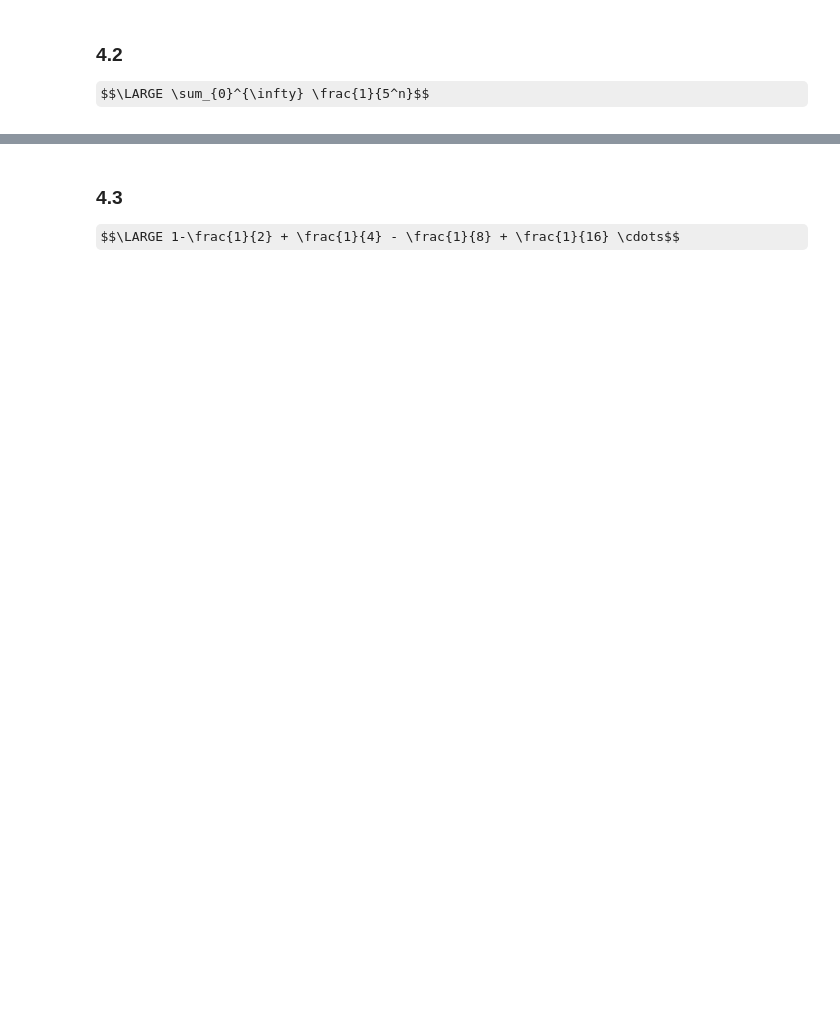
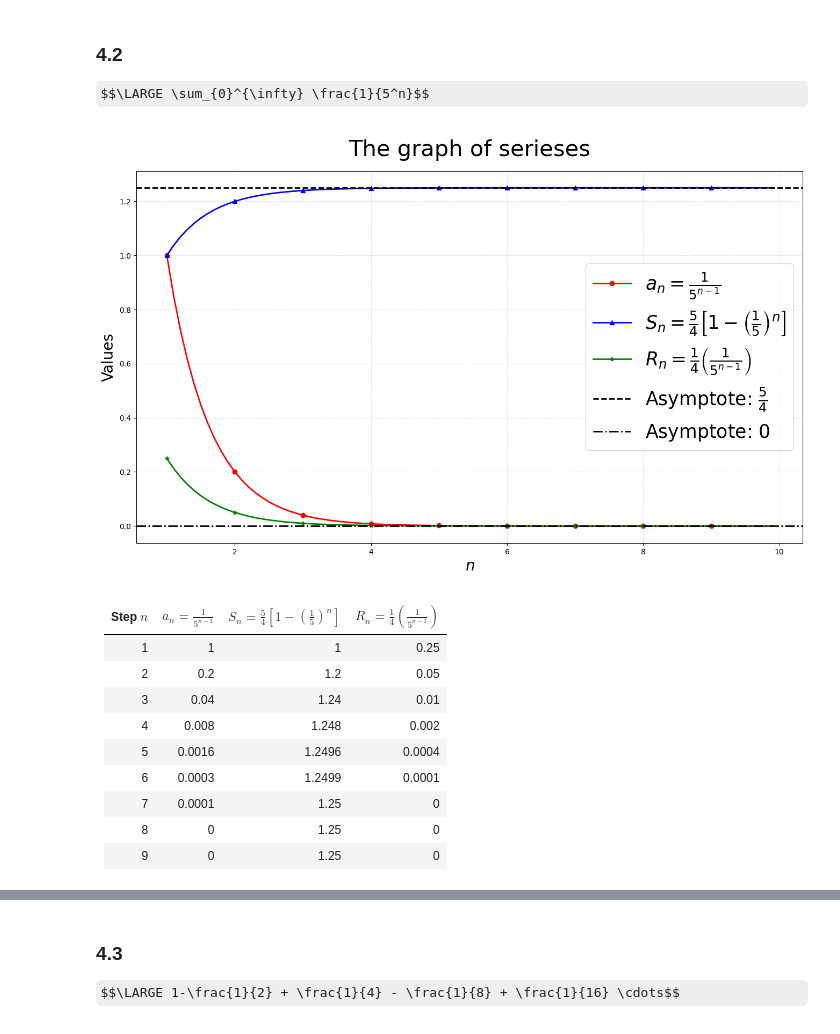
Before and after one commit to KacperCedro/study-notes, a Jupyter notebook: math/Mary-L-Boas/ch01-inifnite-series-power-series/exercises.ipynb, the cells around one changed output, grey strips where cells are left out. Cells and saved outputs as stored; diff of their text form; code cells hidden in the pictures; some formulas as TeX source; blank space fills up the shorter version.

```diff
--- a/math/Mary-L-Boas/ch01-inifnite-series-power-series/exercises.ipynb
+++ b/math/Mary-L-Boas/ch01-inifnite-series-power-series/exercises.ipynb
@@ -249,6 +286,44 @@ $$\LARGE \sum_{1}^{\infty} \frac{1}{2^n}$$
 # %% [markdown]
 ### 4.2
 $$\LARGE \sum_{0}^{\infty} \frac{1}{5^n}$$
+# %%
+def compute():
+    n_start = 1
+    n_stop = 10
+    n_step = 0.1
+    n_values = np.arange(n_start, n_stop, step=n_step)
+    a_values = 1 / 5**(n_values - 1)
+    S_values = 1.25*(1 - 0.2**n_values)
+    R_values = 0.25*(1/5)**(n_values - 1)
+    label__1 = r"$a_n = \frac{1}{5^{n-1}}$"
+    label__2 = r"$S_n = \frac{5}{4} \left [ 1 - \left (\frac{1}{5} \right )^n \right ]$"
+    label__3 = r"$R_n = \frac{1}{4} \left ( \frac{1}{5^{n-1}} \right )$"
+
+    plotter.plot_func(n_val=n_values, results_1=a_values, label_1=label__1, results_2=S_values, label_2=label__2, results_3=R_values, label_3=label__3, asymptote_1=1.25, label_a1=r"Asymptote: $\frac{5}{4}$", asymptote_2=0, label_a2=r"Asymptote: $0$")
+
+    table = {
+        r"Step $n$": n_values,
+        label__1: np.round(a_values, 4),
+        label__2: np.round(S_values, 4),
+        label__3: np.round(R_values, 4)
+    }
+
+    return tabler.draw_table(table, 10)
+
+compute()
+# %% [output]
+[figure, added]
+|   Step $n$ |   $a_n = \frac{1}{5^{n-1}}$ |   $S_n = \frac{5}{4} \left [ 1 - \left (\frac{1}{5} \right )^n \right ]$ |   $R_n = \frac{1}{4} \left ( \frac{1}{5^{n-1}} \right )$ |
+|-----------:|----------------------------:|-------------------------------------------------------------------------:|---------------------------------------------------------:|
+|          1 |                      1      |                                                                   1      |                                                   0.25   |
+|          2 |                      0.2    |                                                                   1.2    |                                                   0.05   |
+|          3 |                      0.04   |                                                                   1.24   |                                                   0.01   |
+|          4 |                      0.008  |                                                                   1.248  |                                                   0.002  |
+|          5 |                      0.0016 |                                                                   1.2496 |                                                   0.0004 |
+|          6 |                      0.0003 |                                                                   1.2499 |                                                   0.0001 |
+|          7 |                      0.0001 |                                                                   1.25   |                                                   0      |
+|          8 |                      0      |                                                                   1.25   |                                                   0      |
+|          9 |                      0      |                                                                   1.25   |                                                   0      |
 # %% [markdown]
 ![4.2](./assets/4.2.png)
 # %% [markdown]
```
Also changed, not shown: parts of 2 cells of this notebook, 3 other files.
